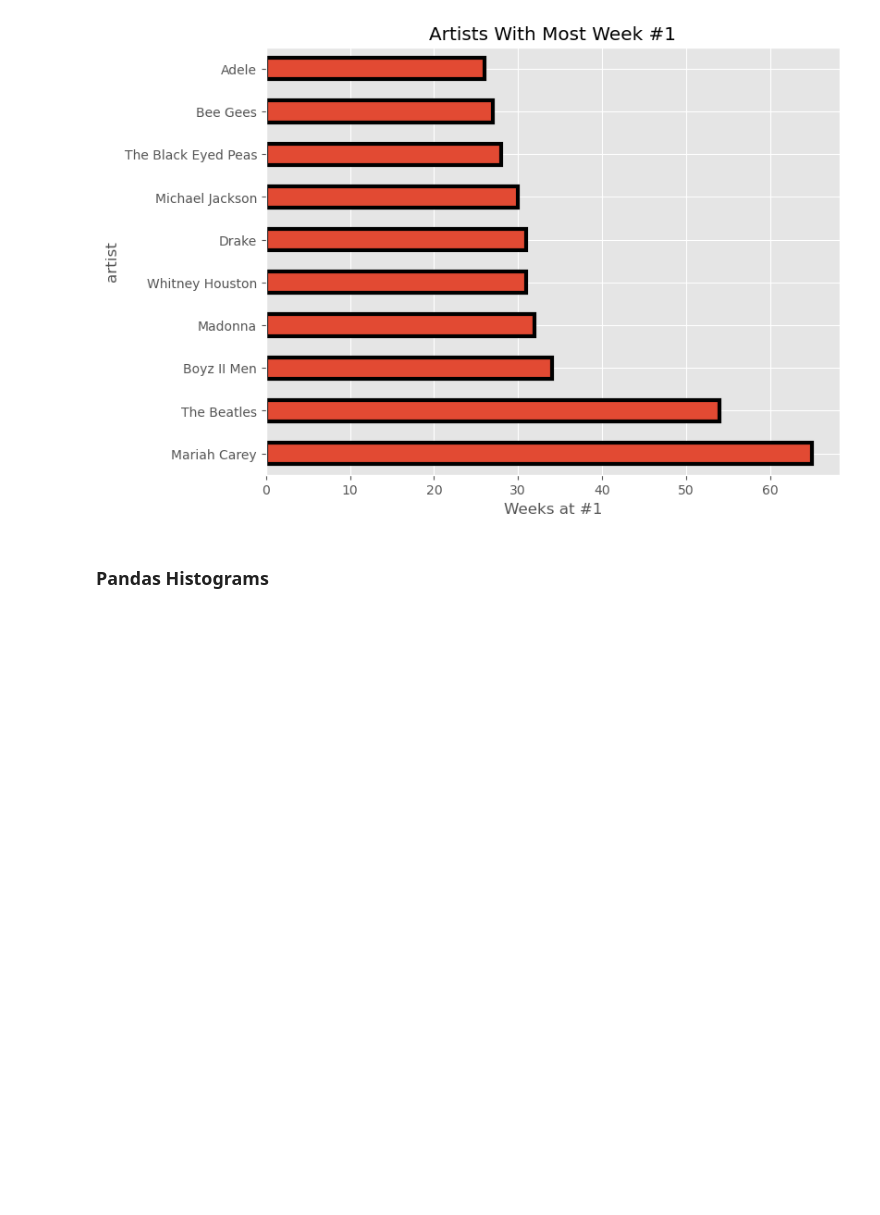
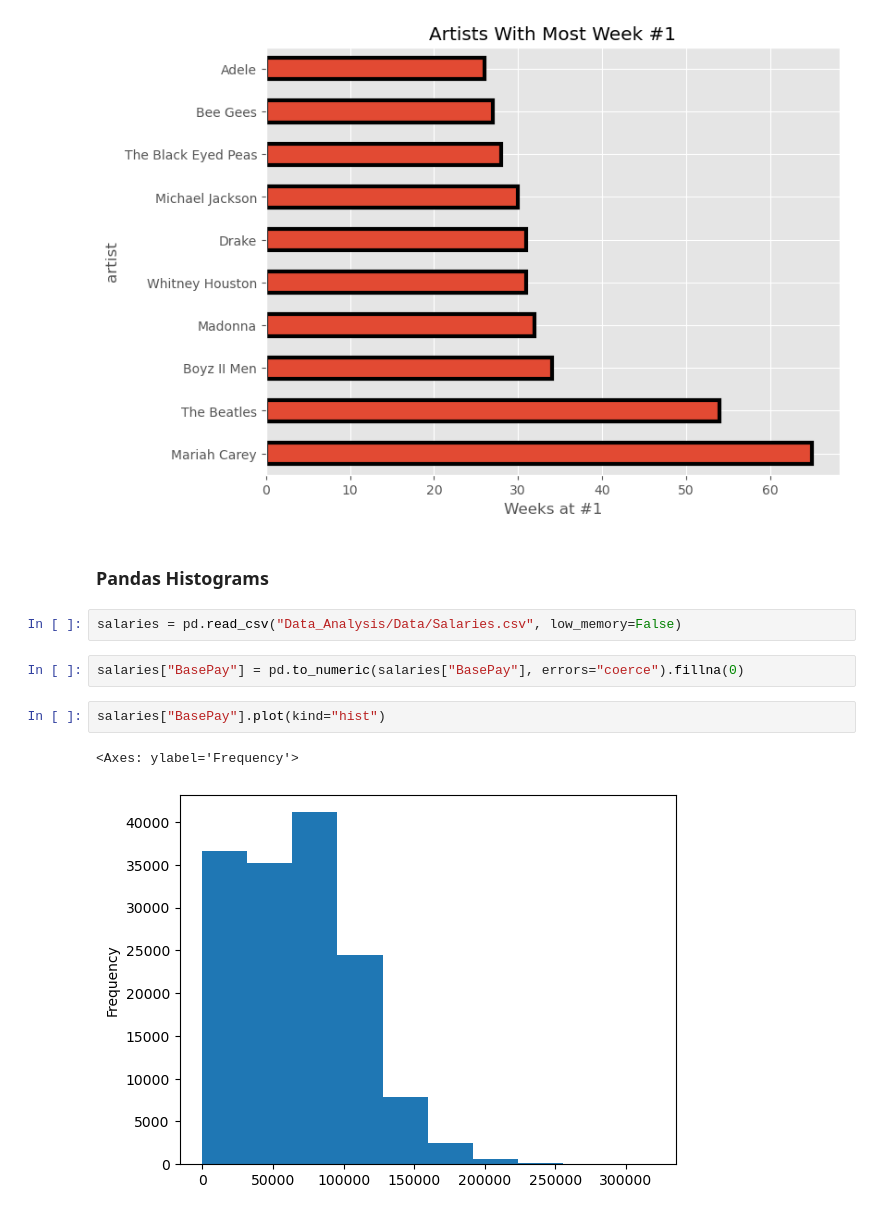
Before and after one commit to gurnamsingh11/data_visualization, a Jupyter notebook: 02_Pandas_Plotting.ipynb, the cells around one changed output. Cells and saved outputs as stored; diff of their text form; blank space fills up the shorter version.

```diff
--- a/02_Pandas_Plotting.ipynb
+++ b/02_Pandas_Plotting.ipynb
@@ -209,3 +209,12 @@ Text(0.5, 0, 'Weeks at #1')
 [figure]
 # %% [markdown]
 ### Pandas Histograms
+# %%
+salaries = pd.read_csv("Data_Analysis/Data/Salaries.csv", low_memory=False)
+# %%
+salaries["BasePay"] = pd.to_numeric(salaries["BasePay"], errors="coerce").fillna(0)
+# %%
+salaries["BasePay"].plot(kind="hist")
+# %% [output]
+<Axes: ylabel='Frequency'>
+[figure, added]
```
Also changed, not shown: parts of 12 cells of this notebook.
